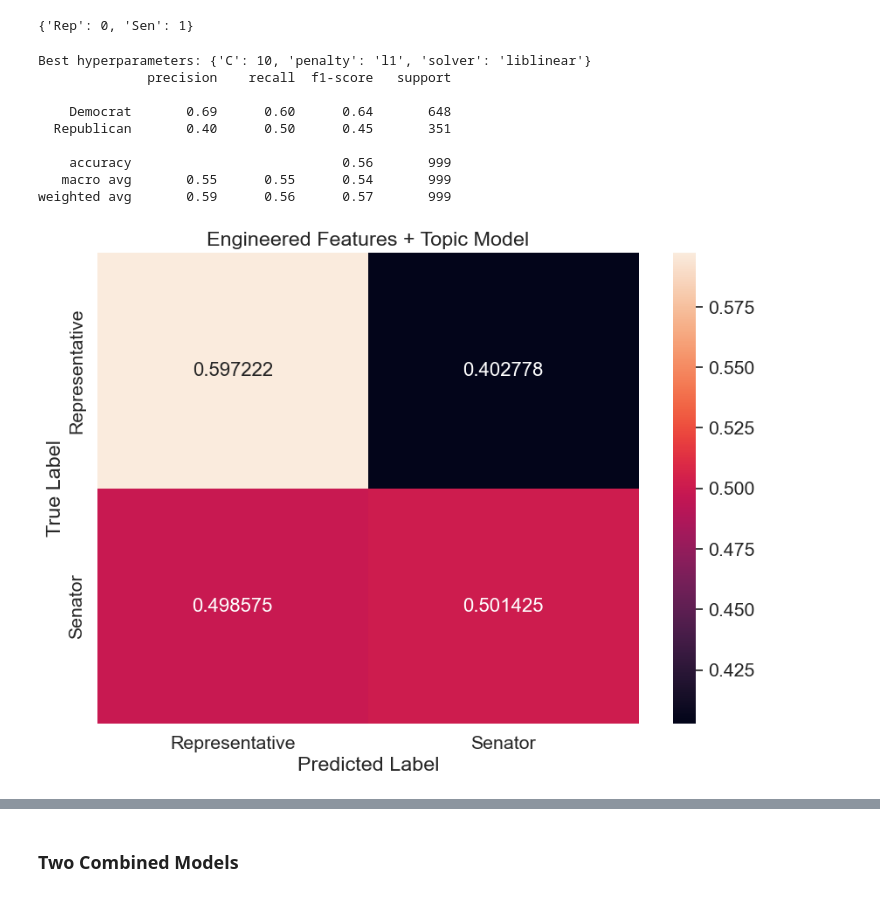
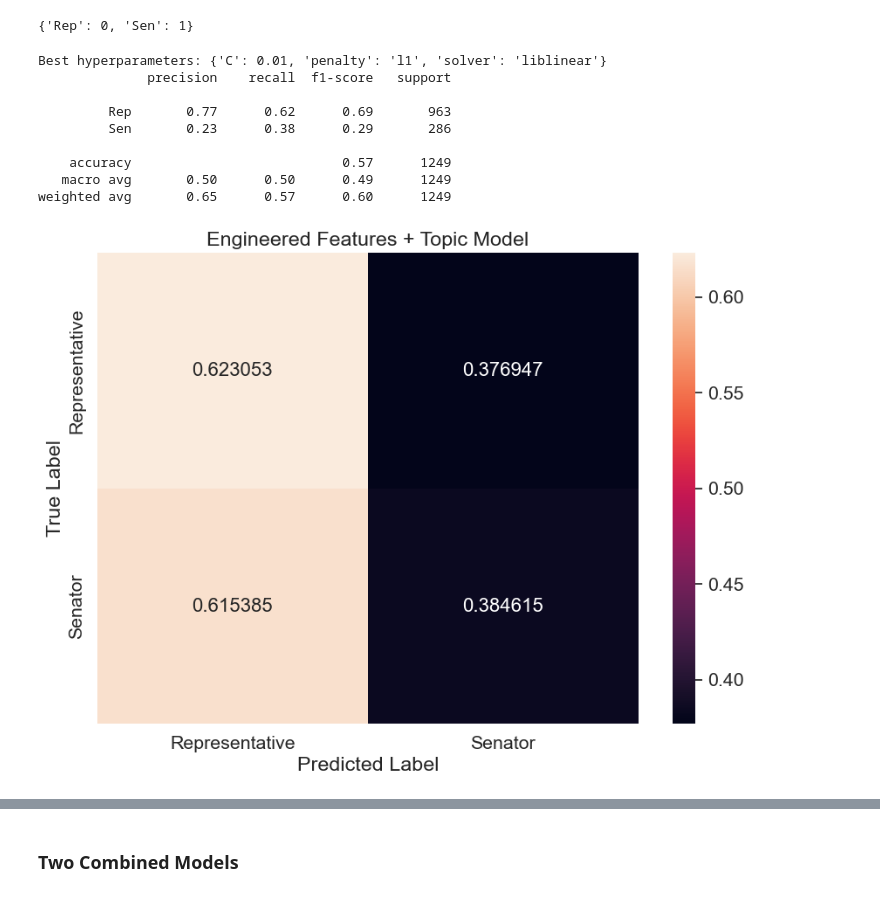
Before and after one commit to GaoCXGithub/Computational-Social-Science-Projects, a Jupyter notebook: Project 5/Project_5_Chuxuan_part2.ipynb, the cells around one changed output, grey strips where cells are left out. Drawn from its saved outputs; the diff is of its cells as text; code cells hidden in the pictures.

```diff
--- a/Project 5/Project_5_Chuxuan_part2.ipynb
+++ b/Project 5/Project_5_Chuxuan_part2.ipynb
@@ -65,7 +79,8 @@ import re
 # %%
 # load data
 # ----------
-congress_tweets = pd.read_csv("data/116th Congressional Tweets and Demographics.csv")
+congress_tweets = pd.read_csv("data/116th Congressional Tweets and Demographics.csv"，
+                             low_memory=False)
 # fill in this line of code with a sufficient number of tweets, depending on your computational resources
 congress_tweets = congress_tweets.sample(5000,
                                         random_state = 42)
@@ -757,3 +812,13 @@ y_position = congress_tweets['position'].values.ravel()
+# %%
+y_position = congress_tweets['position']
+dataframes = [engineered_features_with_topics,
+              tfidf_df,
+              word2vec_features_df]
+
+
+featurization_technique = ['Engineered Features + Topic Model',
+                           'Tf-idf Features',
+                           'Word Embedding Features']
 # %%
 y_encoded = le.fit_transform(y_position)
 print(dict(zip(le.classes_, le.transform(le.classes_))))
@@ -766,77 +833,71 @@ for dataframe, featurization in zip(dataframes, featurization_technique):
 
     X_train, X_test, y_train, y_test = train_test_split(dataframe,
                                                         y_position,
-                                                        train_size = .80,
-                                                        test_size=.20,
+                                                        train_size = .75,
+                                                        test_size=.25,
                                                         stratify=y_position,
                                                         random_state = 10)
-
-    X_train, X_test, y_train, y_test = train_test_split(dataframe,         # specify features
-                                                        y_party,                 # specify labels
-                                                        train_size = .80,  # specify train split of 80%
-                                                        test_size=.20,
-                                                        stratify=  y_party, # specify test split of 20%
-                                                        random_state = 10) # set seed for reproducibility
+    smote = SMOTE()
+    X_resampled, y_resampled = smote.fit_resample(X_train, y_train)
 
     param_grid = {
         'C': [0.01, 0.1, 1, 10, 100],
         'penalty': ['l1', 'l2'],
         'solver': ['liblinear']  }
 
-    logit_reg = LogisticRegression(class_weight='balanced', max_iter=500)
+    logit_reg = LogisticRegression(class_weight='balanced',
+                                    max_iter=500)
     grid_search = GridSearchCV(logit_reg,
                                 param_grid,
                                 cv=5,
                                 scoring='accuracy',
                                 n_jobs=-1)
-    grid_search.fit(X_train, y_train)
+    grid_search.fit(X_resampled,y_resampled)
 
     best_model = grid_search.best_estimator_
     y_pred = best_model.predict(X_test)
 
 
     print("Best hyperparameters:", grid_search.best_params_)
     print(classification_report( y_test, y_pred))
 
-    # create a confusion matrix
-    # ----------
-    cf_matrix = confusion_matrix(y_test,             # specify test
-                                 y_pred,             # specify predicted
-                                 normalize = "true") # normalize
 
-    # create a pandas dataframe from the confusion matrix for visualization
-    df_cm = pd.DataFrame(cf_matrix,          # specify cf_matrix from which to create dataframe
-                         range(2), range(2)) # set 2 by 2
+    cf_matrix = confusion_matrix(y_test,
+                                 y_pred,
+                                 normalize = "true")
 
-    # set confusion matrix indices for clarity of visualization
+    df_cm = pd.DataFrame(cf_matrix,
+                         range(2), range(2))
+
+
     df_cm = df_cm.rename(index=str,
                          columns={0: "Representative",
                                   1: "Senator"})
 
-    # specify confusion matrix index for clarity
+
     df_cm.index = ["Representative", "Senator"]
 
-    # figure specifications
-    plt.figure(figsize = (10,7)) # set figure size specifications
-    sns.set(font_scale=1.4)      # set label size
-    sns.heatmap(df_cm,           # specify dataset
+
+    plt.figure(figsize = (10,7))
+    sns.set(font_scale=1.4)
+    sns.heatmap(df_cm,
                 annot=True,
                 annot_kws={"size": 16},
                 fmt='g')
 
-    # figure labels
+
     plt.title(featurization)
     plt.xlabel("Predicted Label")
     plt.ylabel("True Label")
     plt.show()
 # %% [output]
-Best hyperparameters: {'C': 10, 'penalty': 'l1', 'solver': 'liblinear'}
+Best hyperparameters: {'C': 0.01, 'penalty': 'l1', 'solver': 'liblinear'}
               precision    recall  f1-score   support
 
-    Democrat       0.69      0.60      0.64       648
-  Republican       0.40      0.50      0.45       351
+         Rep       0.77      0.62      0.69       963
+         Sen       0.23      0.38      0.29       286
 
-    accuracy                           0.56       999
-   macro avg       0.55      0.55      0.54       999
-weighted avg       0.59      0.56      0.57       999
+    accuracy                           0.57      1249
+   macro avg       0.50      0.50      0.49      1249
+weighted avg       0.65      0.57      0.60      1249
-[figure, old version]
+[figure, new version]
```
Also changed, not shown: parts of 36 cells of this notebook.
